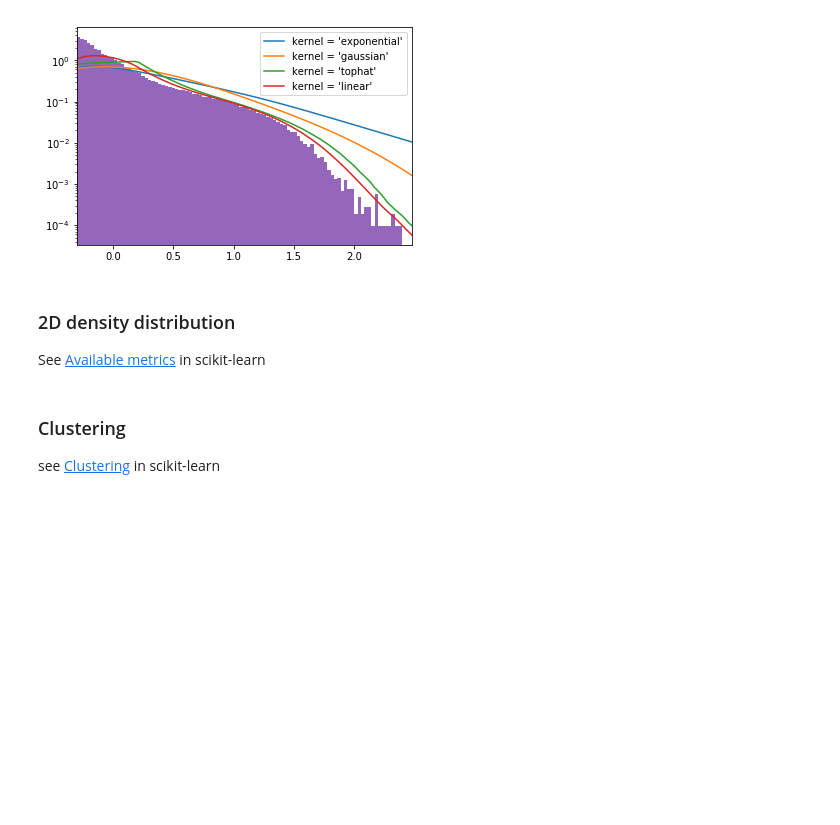
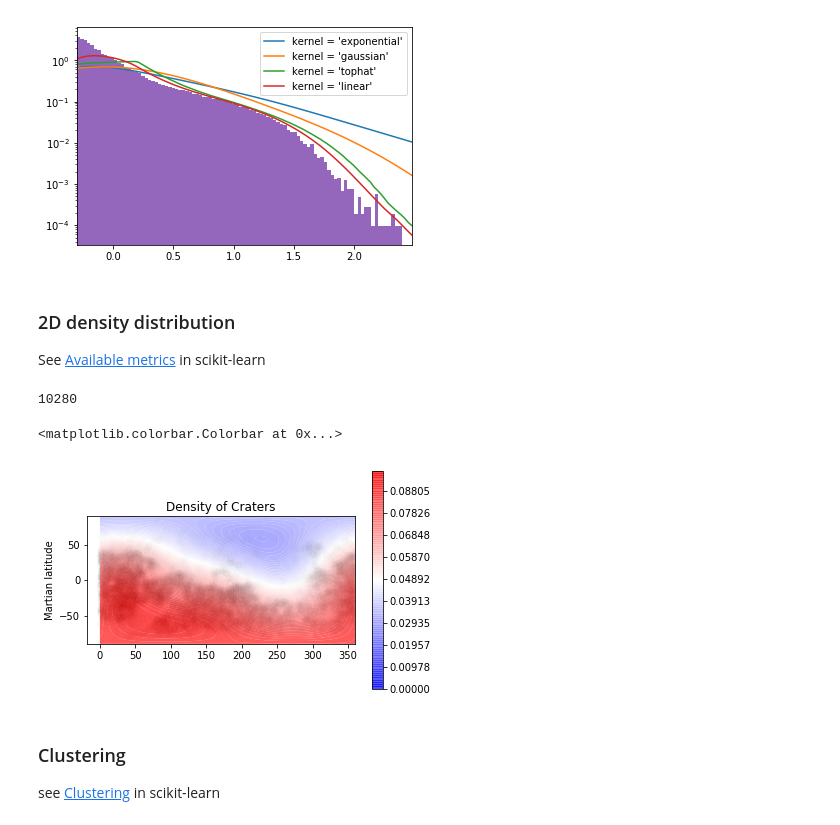
Before and after one commit to openplanetary/vespamap19tutorials, a Jupyter notebook: planetaryskl/notebooks/datadiscovery.ipynb, the cells around one changed output. Cells and saved outputs as stored; diff of their text form; code cells hidden in the pictures; blank space fills up the shorter version.

```diff
--- a/planetaryskl/notebooks/datadiscovery.ipynb
+++ b/planetaryskl/notebooks/datadiscovery.ipynb
@@ -154,7 +154,7 @@ lonv, latv = np.meshgrid(lon, lat)
 lonlat = np.vstack([latv.ravel(), lonv.ravel()]).T
 #print(lonlat)
 # %%
-rselect = df #.loc[df['rkm']>10.]
+rselect = df.loc[df['rkm']>10.]
 #print(len(rselect))
 # Lat Long as numpy arrays in radians
 radlon = deg2rad*rselect.c1min.ravel()
@@ -164,34 +164,39 @@ radlat = deg2rad*rselect.c2min.ravel()
 ll1=np.matrix(radlon).T
 ll2=np.matrix(radlat).T
 ll=np.hstack((ll2,ll1))
-#print(ll)
+print(len(rselect))
+# %% [output]
+10280
 # %%
 # bandwith definition
 bw = 0.8
 # construct a kernel density estimate of the distribution
 kde = nb.KernelDensity(bandwidth=bw, metric='haversine',
-                        kernel='gaussian')
+                        kernel='gaussian',algorithm='ball_tree')
 kde.fit(ll)
 
 # evaluate over the whole surface
 Z = np.exp(kde.score_samples(lonlat))
 Z = Z.reshape(lonv.shape)
 
 fig, ax = plt.subplots()
 # plot contours of the density
 #plt.imshow(img)
 
 # Plot crater positions
 plt.scatter(rselect.c1min.ravel(),rselect.c2min.ravel(), alpha=0.01, color='black')
 levels = np.linspace(0, Z.max(), 100)
 #levels = [17,34,59,93,136,187,250,330,1149]
 plt.ylabel('Martian latitude')
 plt.title('Density of Craters')
 ax.set_aspect('equal')
 
 # Plot density distribution
 plt.contourf(lonv*rad2deg, latv*rad2deg, Z, levels=levels, cmap=plt.cm.get_cmap(name='bwr'),alpha=.7, antialiased=True)
 plt.colorbar()
+# %% [output]
+<matplotlib.colorbar.Colorbar at 0x...>
+[figure, added]
 # %% [markdown]
 ### Clustering
 see [Clustering](https://scikit-learn.org/stable/modules/classes.html#module-sklearn.cluster) in scikit-learn
```
Also changed, not shown: parts of 1 cell of this notebook.
